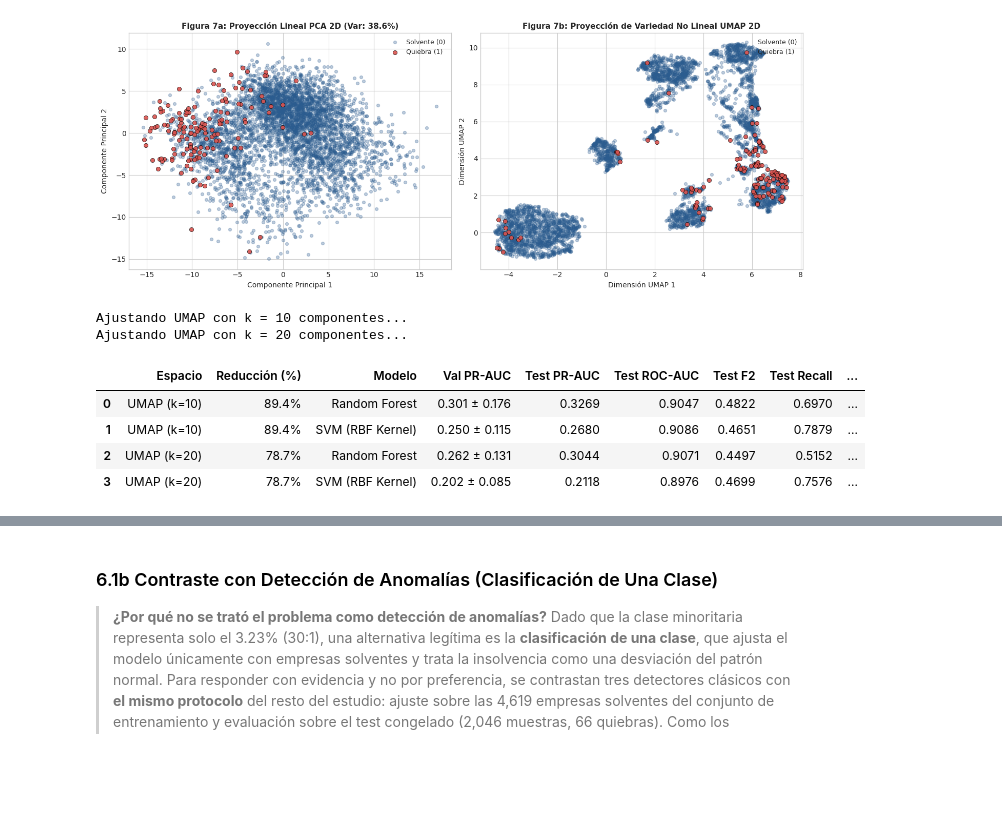
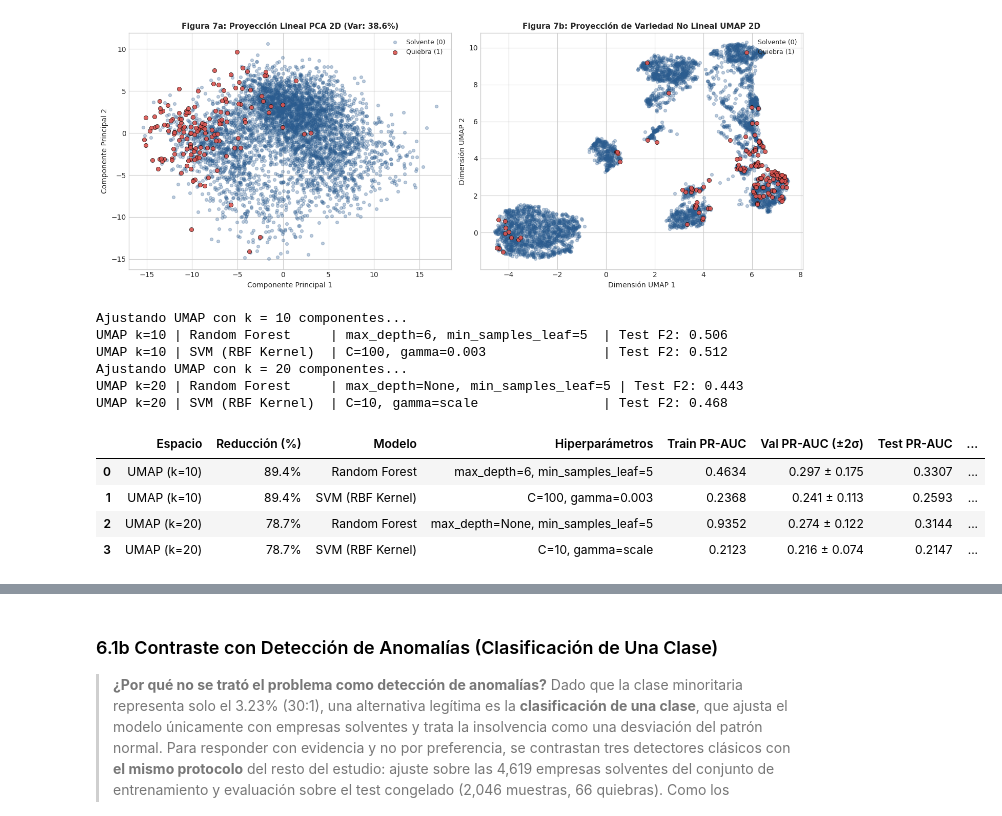
Before and after one commit to wanerge/proyecto-modelos2, a Jupyter notebook: Proyecto_Final_Quiebra_Taiwan.ipynb, the cells around one changed output, grey strips where cells are left out. Cells and saved outputs as stored; diff of their text form; code cells hidden in the pictures; blank space fills up the shorter version.

```diff
--- a/Proyecto_Final_Quiebra_Taiwan.ipynb
+++ b/Proyecto_Final_Quiebra_Taiwan.ipynb
@@ -73,15 +73,8 @@ def cargar_dataset():
         df = pd.concat([y, X], axis=1)
         print("[INFO] Descarga completada con éxito desde UCI.")
 
-    # Limpieza de espacios en blanco en los nombres de las columnas
-    df.columns = [c.strip() for c in df.columns]
-
-    # Normalización de caracteres especiales (por ejemplo el símbolo de moneda Yuan ¥)
-    rename_cols = {}
-    for col in df.columns:
-        if "Yuan" in col:
-            rename_cols[col] = col.replace("", "¥").replace("?", "")
-    df.rename(columns=rename_cols, inplace=True)
+    # Limpieza de espacios en blanco y del símbolo de moneda (Yuan ¥) que algunas descargas traen dañado
+    df.columns = [c.strip().replace("\ufffd", "¥") for c in df.columns]
     return df
 
 df_raw = cargar_dataset()
@@ -993,57 +1113,38 @@ plt.show()
 # %% [output]
 [figure]
 # %%
-# Reentrenamiento de Random Forest y SVM en los espacios latentes de UMAP (k=10 y k=20)
+# Reentrenamiento de Random Forest y SVM en los espacios latentes de UMAP (k=10 y k=20), con nueva búsqueda
 resultados_umap = []
 
 for k_u in [10, 20]:
     pct_red_u = 100 * (1 - k_u / X.shape[1])
     print(f"Ajustando UMAP con k = {k_u} componentes...")
 
     # Reductor ajustado estrictamente en Train
     umap_reducer = umap.UMAP(n_components=k_u, n_neighbors=30, min_dist=0.1, random_state=SEED)
     X_tr_u = umap_reducer.fit_transform(X_train_scaled)
     X_te_u = umap_reducer.transform(X_test_scaled)
 
     for m_nombre, m_clf in modelos_pca_eval.items():
-        # Validación interna para umbral OOF en el espacio UMAP
-        oof_probs_u = np.zeros(len(y_train))
-        cv_aucs_u = []
-        for tr_i, va_i in cv.split(X_tr_u, y_train):
-            m_clf.fit(X_tr_u[tr_i], y_train[tr_i])
-            p_val = m_clf.predict_proba(X_tr_u[va_i])[:, 1]
-            cv_aucs_u.append(average_precision_score(y_train[va_i], p_val))
-            oof_probs_u[va_i] += p_val / N_REPEATS
-
-        th_opt_u, _ = find_best_threshold(y_train, oof_probs_u)
-
-        # Ajuste en todo Train UMAP y evaluación en Test UMAP
-        m_clf.fit(X_tr_u, y_train)
-        p_te_u = m_clf.predict_proba(X_te_u)[:, 1]
-        pred_te_u = (p_te_u >= th_opt_u).astype(int)
-
-        resultados_umap.append({
-            "Espacio": f"UMAP (k={k_u})",
-            "Reducción (%)": f"{pct_red_u:.1f}%",
-            "Modelo": m_nombre,
-            "Val PR-AUC": f"{np.mean(cv_aucs_u):.3f} ± {2*np.std(cv_aucs_u):.3f}",
-            "Test PR-AUC": round(average_precision_score(y_test, p_te_u), 4),
-            "Test ROC-AUC": round(roc_auc_score(y_test, p_te_u), 4),
-            "Test F2": round(fbeta_score(y_test, pred_te_u, beta=2, zero_division=0), 4),
-            "Test F1": round(f1_score(y_test, pred_te_u, zero_division=0), 4),
-            "Test MCC": round(matthews_corrcoef(y_test, pred_te_u), 4),
-            "Test Recall": round(recall_score(y_test, pred_te_u, zero_division=0), 4),
-            "Test Precision": round(precision_score(y_test, pred_te_u, zero_division=0), 4)
-        })
+        pipe_u = Pipeline([("model", m_clf)])
+        fila, _, _, _, _ = entrenar_y_evaluar(pipe_u, GRILLAS[m_nombre], X_tr_u, y_train, X_te_u, y_test)
+        resultados_umap.append({"Espacio": f"UMAP (k={k_u})", "Reducción (%)": f"{pct_red_u:.1f}%",
+                                "Modelo": m_nombre, **fila})
+        print(f"UMAP k={k_u} | {m_nombre:<17} | {fila['Hiperparámetros']:<32} | Test F2: {fila['Test F2-Score']:.3f}")
 
 df_res_umap = pd.DataFrame(resultados_umap)
 df_res_umap.to_csv(os.path.join("results", "tabla_umap_resultados.csv"), index=False)
-df_res_umap[["Espacio", "Reducción (%)", "Modelo", "Val PR-AUC", "Test PR-AUC", "Test ROC-AUC", "Test F2", "Test Recall", "Test Precision"]]
+df_res_umap[["Espacio", "Reducción (%)", "Modelo", "Hiperparámetros", "Train PR-AUC", "Val PR-AUC (±2σ)", "Test PR-AUC",
+             "Test ROC-AUC", "Test F2-Score", "Test Recall", "Test Precision"]]
 # %% [output]
 Ajustando UMAP con k = 10 componentes...
+UMAP k=10 | Random Forest     | max_depth=6, min_samples_leaf=5  | Test F2: 0.506
+UMAP k=10 | SVM (RBF Kernel)  | C=100, gamma=0.003               | Test F2: 0.512
 Ajustando UMAP con k = 20 componentes...
+UMAP k=20 | Random Forest     | max_depth=None, min_samples_leaf=5 | Test F2: 0.443
+UMAP k=20 | SVM (RBF Kernel)  | C=10, gamma=scale                | Test F2: 0.468
-|  | Espacio | Reducción (%) | Modelo | Val PR-AUC | Test PR-AUC | Test ROC-AUC | Test F2 | Test Recall | ... |
-| 0 | UMAP (k=10) | 89.4% | Random Forest | 0.301 ± 0.176 | 0.3269 | 0.9047 | 0.4822 | 0.6970 | ... |
-| 1 | UMAP (k=10) | 89.4% | SVM (RBF Kernel) | 0.250 ± 0.115 | 0.2680 | 0.9086 | 0.4651 | 0.7879 | ... |
-| 2 | UMAP (k=20) | 78.7% | Random Forest | 0.262 ± 0.131 | 0.3044 | 0.9071 | 0.4497 | 0.5152 | ... |
-| 3 | UMAP (k=20) | 78.7% | SVM (RBF Kernel) | 0.202 ± 0.085 | 0.2118 | 0.8976 | 0.4699 | 0.7576 | ... |
+|  | Espacio | Reducción (%) | Modelo | Hiperparámetros | Train PR-AUC | Val PR-AUC (±2σ) | Test PR-AUC | ... |
+| 0 | UMAP (k=10) | 89.4% | Random Forest | max_depth=6, min_samples_leaf=5 | 0.4634 | 0.297 ± 0.175 | 0.3307 | ... |
+| 1 | UMAP (k=10) | 89.4% | SVM (RBF Kernel) | C=100, gamma=0.003 | 0.2368 | 0.241 ± 0.113 | 0.2593 | ... |
+| 2 | UMAP (k=20) | 78.7% | Random Forest | max_depth=None, min_samples_leaf=5 | 0.9352 | 0.274 ± 0.122 | 0.3144 | ... |
+| 3 | UMAP (k=20) | 78.7% | SVM (RBF Kernel) | C=10, gamma=scale | 0.2123 | 0.216 ± 0.074 | 0.2147 | ... |
```
Also changed, not shown: parts of 32 cells of this notebook, 16 other files.
